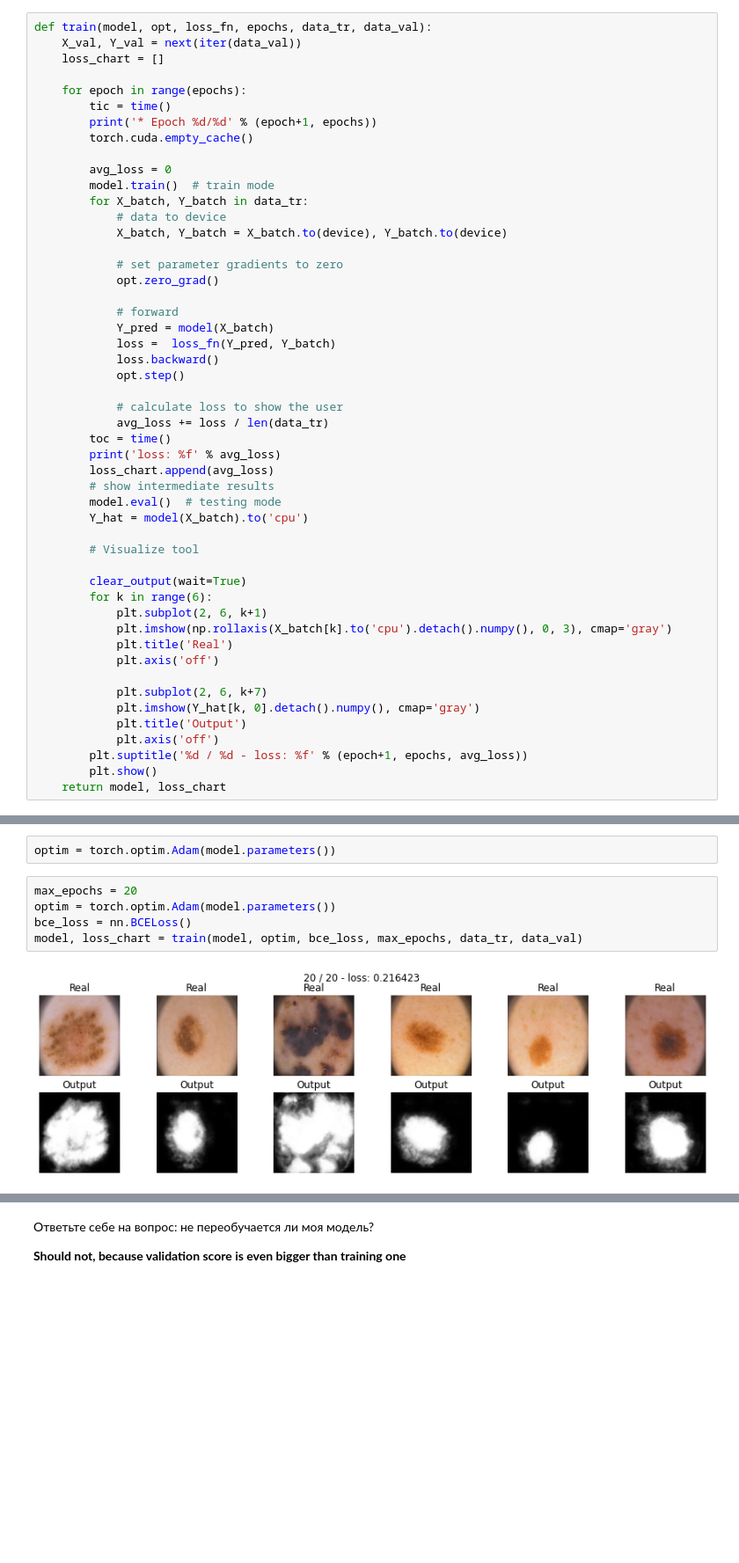
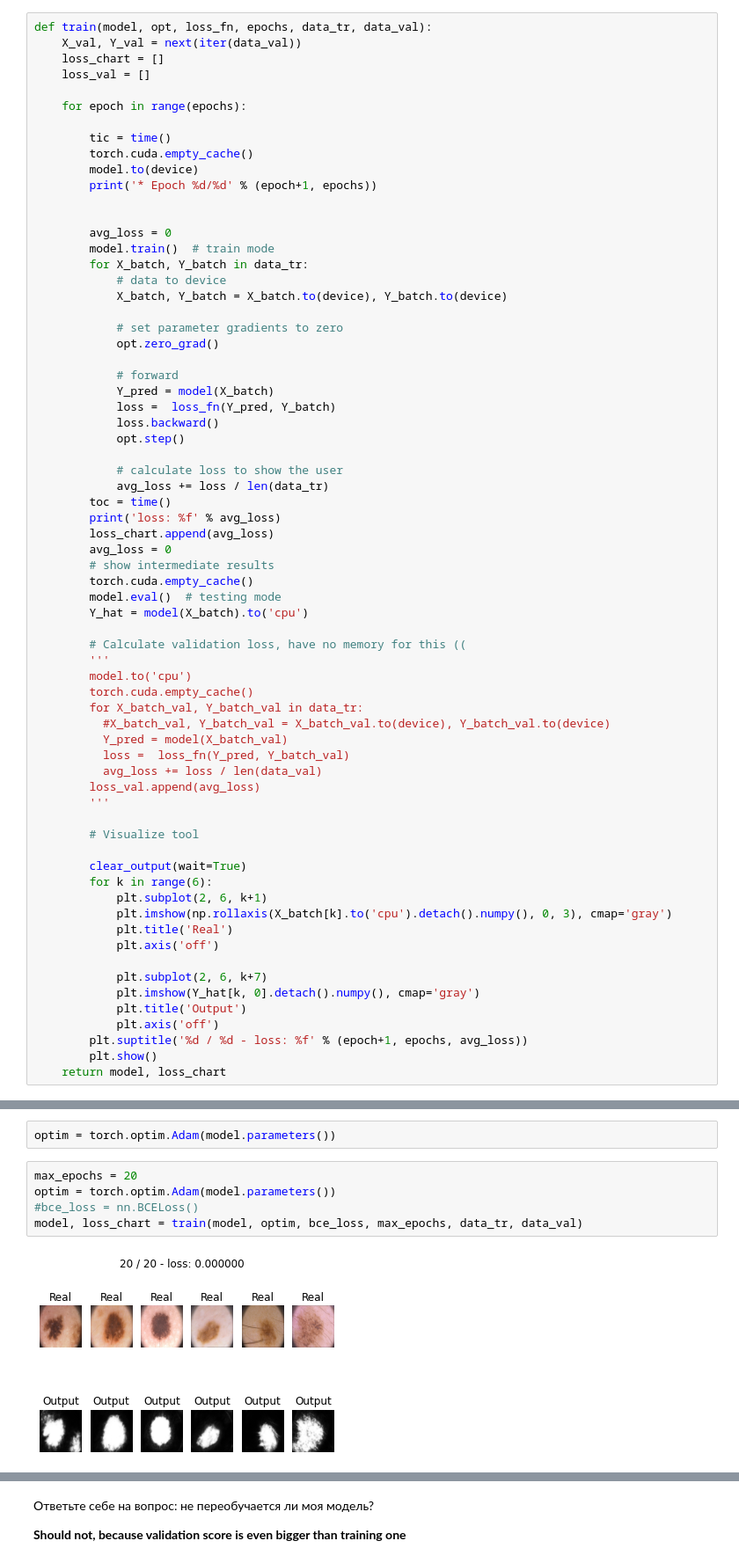
Before and after one commit to OlegTkhor/DLS_homework, a Jupyter notebook: [hw]semantic_segmentation.ipynb, the cells around one changed output, grey strips where cells are left out. Shown at 88% size. Saved outputs shown, nothing was run; the diff lists cells and outputs as text; blank space fills up the shorter version.

```diff
--- a/[hw]semantic_segmentation.ipynb
+++ b/[hw]semantic_segmentation.ipynb
@@ -364,11 +364,15 @@ def bce_loss(y_real, y_pred):
 def train(model, opt, loss_fn, epochs, data_tr, data_val):
     X_val, Y_val = next(iter(data_val))
     loss_chart = []
+    loss_val = []
 
     for epoch in range(epochs):
+
         tic = time()
+        torch.cuda.empty_cache()
+        model.to(device)
         print('* Epoch %d/%d' % (epoch+1, epochs))
-        torch.cuda.empty_cache()
+
 
         avg_loss = 0
         model.train()  # train mode
@@ -390,9 +394,23 @@ def train(model, opt, loss_fn, epochs, data_tr, data_val):
         toc = time()
         print('loss: %f' % avg_loss)
         loss_chart.append(avg_loss)
+        avg_loss = 0
         # show intermediate results
+        torch.cuda.empty_cache()
         model.eval()  # testing mode
         Y_hat = model(X_batch).to('cpu')
+
+        # Calculate validation loss, have no memory for this ((
+        '''
+        model.to('cpu')
+        torch.cuda.empty_cache()
+        for X_batch_val, Y_batch_val in data_tr:
+          #X_batch_val, Y_batch_val = X_batch_val.to(device), Y_batch_val.to(device)
+          Y_pred = model(X_batch_val)
+          loss =  loss_fn(Y_pred, Y_batch_val)
+          avg_loss += loss / len(data_val)
+        loss_val.append(avg_loss)
+        '''
 
         # Visualize tool
 
@@ -442,10 +460,10 @@ optim = torch.optim.Adam(model.parameters())
 # %%
 max_epochs = 20
 optim = torch.optim.Adam(model.parameters())
-bce_loss = nn.BCELoss()
+#bce_loss = nn.BCELoss()
 model, loss_chart = train(model, optim, bce_loss, max_epochs, data_tr, data_val)
 # %% [output]
-[figure, old version]
+[figure, new version]
 # %%
 plt.plot(loss_chart)
 plt.show()
```
Also changed, not shown: parts of 18 cells of this notebook.
